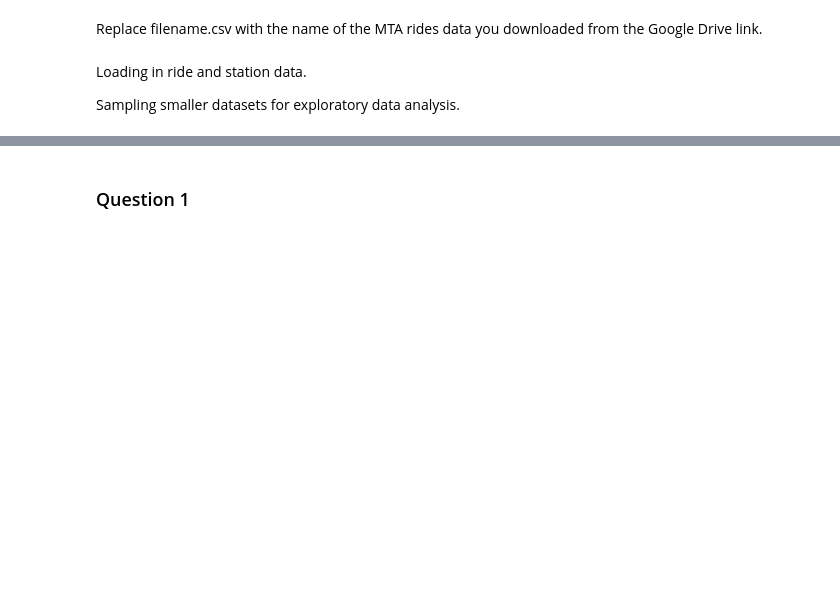
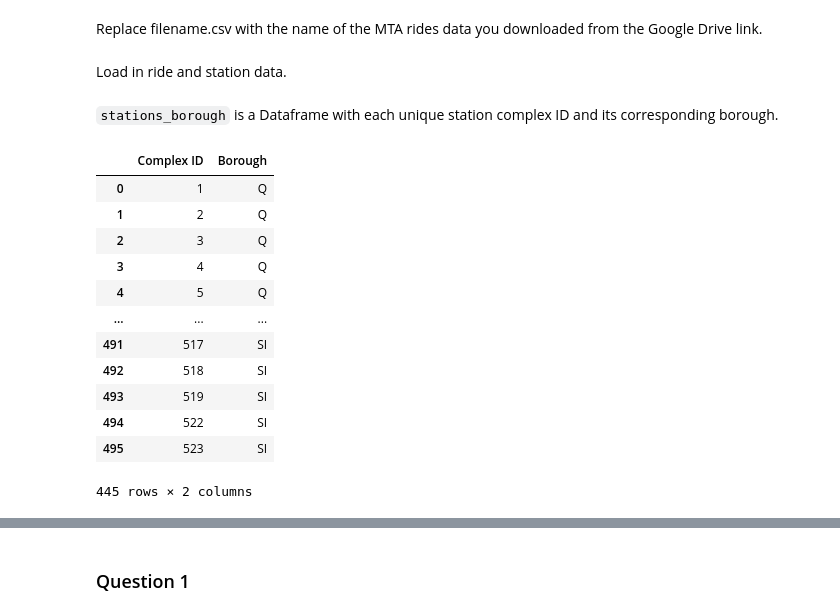
Before and after one commit to waltercywong/MTA_Subway_Graph_Representation, a Jupyter notebook: src/representation.ipynb, the cells around one changed output, grey strips where cells are left out. Saved outputs shown, nothing was run; the diff lists cells and outputs as text; code cells hidden in the pictures; blank space fills up the shorter version.

```diff
--- a/src/representation.ipynb
+++ b/src/representation.ipynb
@@ -12,7 +16,5 @@ RIDES_FILENAME = "filename.csv"
 # %% [markdown]
-Loading in ride and station data.
-
-Sampling smaller datasets for exploratory data analysis.
+Load in ride and station data.
 # %%
 rides = pd.read_csv(f'../data/{RIDES_FILENAME}')
 stations = pd.read_csv('../data/mta_stations.csv')
@@ -20,0 +21,2 @@ top_rides = rides.sample(200)
+# %% [markdown]
+`stations_borough` is a Dataframe with each unique station complex ID and its corresponding borough.
@@ -20,0 +26,16 @@ top_rides = rides.sample(200)
+# %%
+stations_borough
+# %% [output]
+|  | Complex ID | Borough |
+| 0 | 1 | Q |
+| 1 | 2 | Q |
+| 2 | 3 | Q |
+| 3 | 4 | Q |
+| 4 | 5 | Q |
+| ... | ... | ... |
+| 491 | 517 | SI |
+| 492 | 518 | SI |
+| 493 | 519 | SI |
+| 494 | 522 | SI |
+| 495 | 523 | SI |
+445 rows × 2 columns
```
Also changed, not shown: parts of 18 cells of this notebook, 1 other file.
